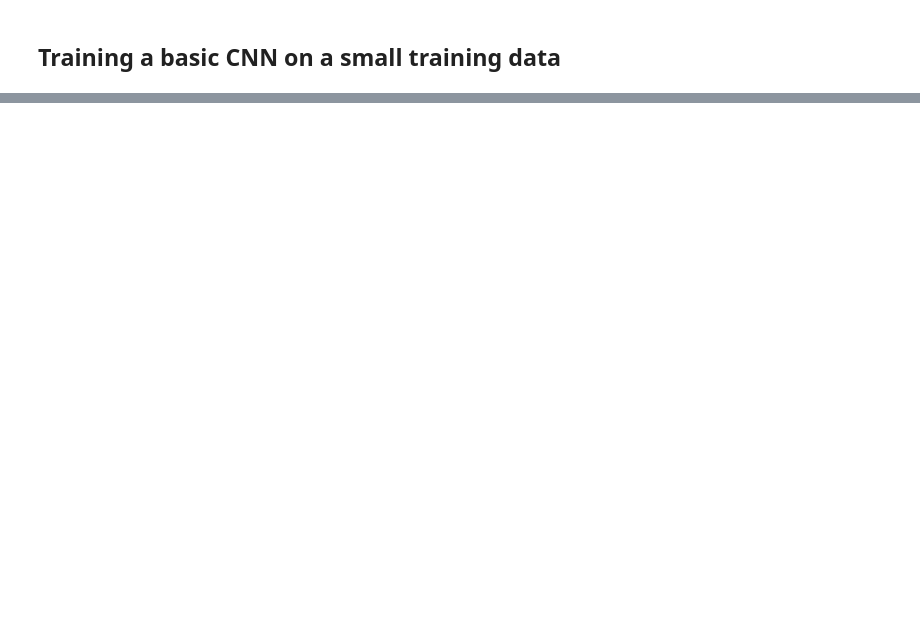
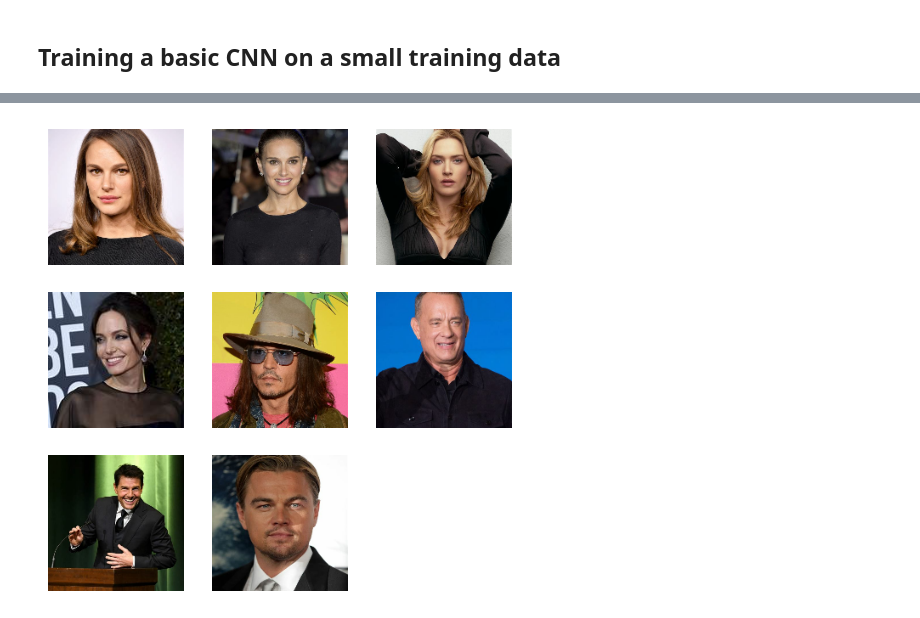
Before and after one commit to babaksoft/celebrity-faces, a Jupyter notebook: notebooks/celebrity-clf.ipynb, the cells around one changed output, grey strips where cells are left out. Cells and saved outputs as stored; diff of their text form; code cells hidden in the pictures; blank space fills up the shorter version.

```diff
--- a/notebooks/celebrity-clf.ipynb
+++ b/notebooks/celebrity-clf.ipynb
@@ -242,0 +566,10 @@ plt.show()
+# %%
+for imgs, _ in pipeline.train_ds.take(1):
+    plt.figure(figsize=(6,6))
+    for i in range(8):
+        plt.subplot(3,3,i+1)
+        plt.imshow(imgs[i])
+        plt.axis("off")
+    plt.show()
+# %% [output]
+[figure, added]
```
Also changed, not shown: parts of 52 cells of this notebook.
